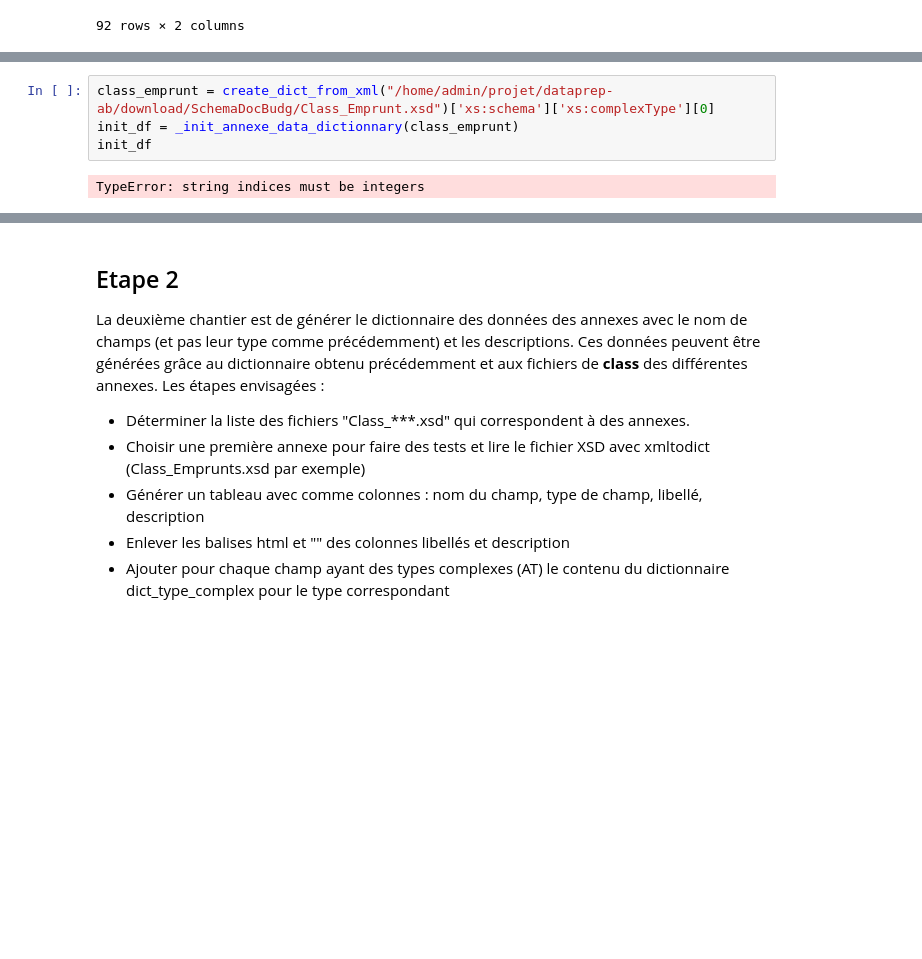
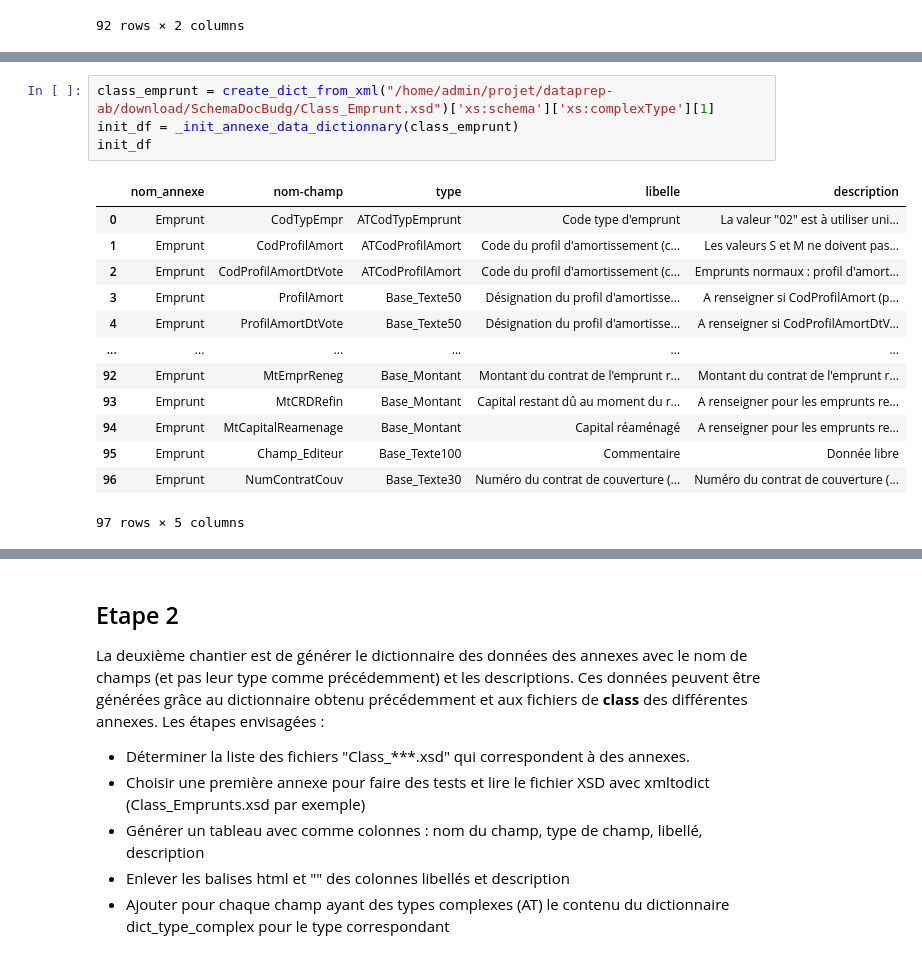
Before and after one commit to Naxxos/dataprep-ab, a Jupyter notebook: extract_code_description.ipynb, the cells around one changed output, grey strips where cells are left out. Saved outputs shown, nothing was run; the diff lists cells and outputs as text; blank space fills up the shorter version.

```diff
--- a/extract_code_description.ipynb
+++ b/extract_code_description.ipynb
@@ -235,7 +236,19 @@ def generate_annexe_data_document(chemin_annexe: str, complex_type_df: pd.DataFr
 # %%
-class_emprunt = create_dict_from_xml("/home/admin/projet/dataprep-ab/download/SchemaDocBudg/Class_Emprunt.xsd")['xs:schema']['xs:complexType'][0]
+class_emprunt = create_dict_from_xml("/home/admin/projet/dataprep-ab/download/SchemaDocBudg/Class_Emprunt.xsd")['xs:schema']['xs:complexType'][1]
 init_df = _init_annexe_data_dictionnary(class_emprunt)
 init_df
 # %% [output]
+|  | nom_annexe | nom-champ | type | libelle | description |
+| 0 | Emprunt | CodTypEmpr | ATCodTypEmprunt | Code type d'emprunt | La valeur "02" est à utiliser uni... |
+| 1 | Emprunt | CodProfilAmort | ATCodProfilAmort | Code du profil d'amortissement (c... | Les valeurs S et M ne doivent pas... |
+| 2 | Emprunt | CodProfilAmortDtVote | ATCodProfilAmort | Code du profil d'amortissement (c... | Emprunts normaux : profil d'amort... |
+| 3 | Emprunt | ProfilAmort | Base_Texte50 | Désignation du profil d'amortisse... | A renseigner si CodProfilAmort (p... |
+| 4 | Emprunt | ProfilAmortDtVote | Base_Texte50 | Désignation du profil d'amortisse... | A renseigner si CodProfilAmortDtV... |
+| ... | ... | ... | ... | ... | ... |
+| 92 | Emprunt | MtEmprReneg | Base_Montant | Montant du contrat de l'emprunt r... | Montant du contrat de l'emprunt r... |
+| 93 | Emprunt | MtCRDRefin | Base_Montant | Capital restant dû au moment du r... | A renseigner pour les emprunts re... |
+| 94 | Emprunt | MtCapitalReamenage | Base_Montant | Capital réaménagé | A renseigner pour les emprunts re... |
+| 95 | Emprunt | Champ_Editeur | Base_Texte100 | Commentaire | Donnée libre |
+| 96 | Emprunt | NumContratCouv | Base_Texte30 | Numéro du contrat de couverture (... | Numéro du contrat de couverture (... |
-TypeError: string indices must be integers
+97 rows × 5 columns
 # %%
```
Also changed, not shown: parts of 13 cells of this notebook, 3 other files.
